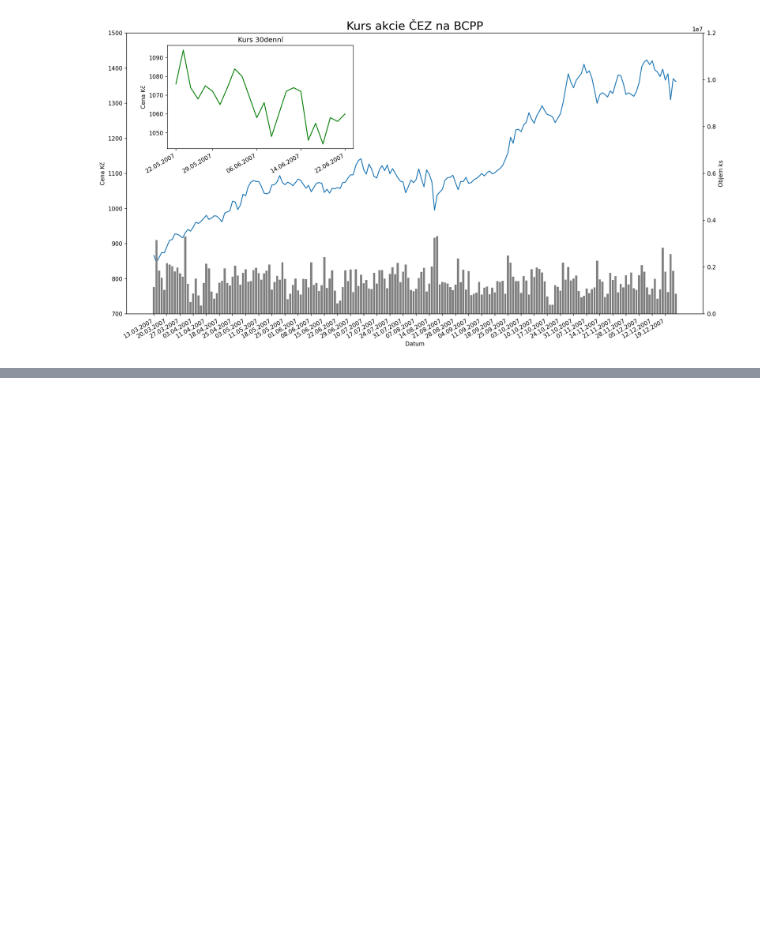
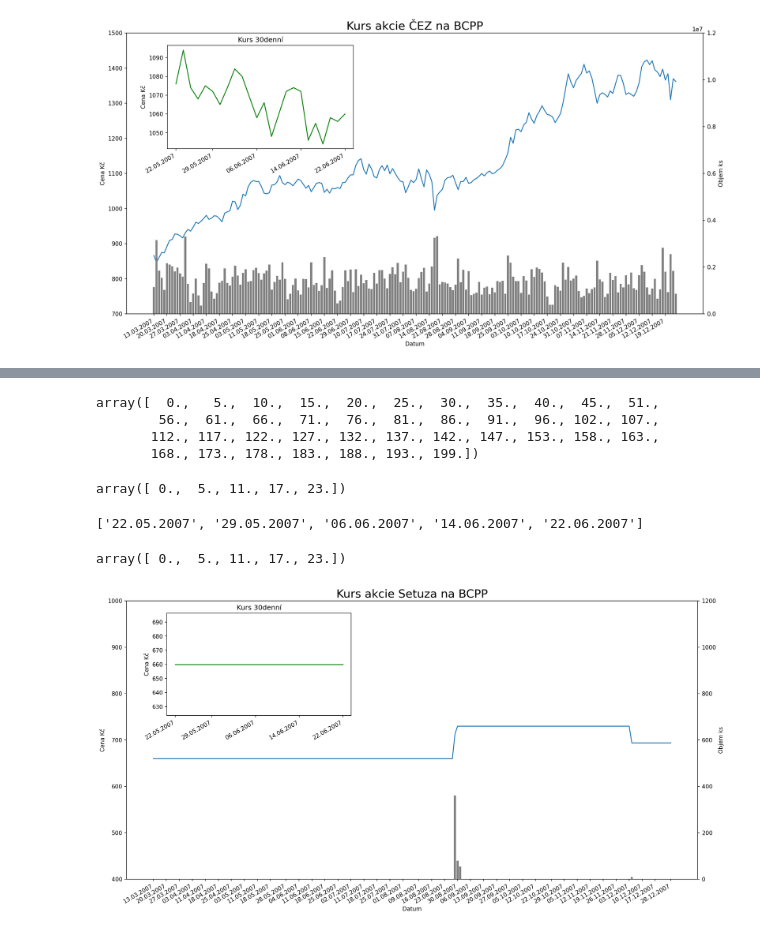
Before and after one commit to knappekl1/Posudek_R1, a Jupyter notebook: Charts_v2.ipynb, the cells around one changed output, grey strips where cells are left out. Drawn from its saved outputs; the diff is of its cells as text; code cells hidden in the pictures; blank space fills up the shorter version.

Commit message:
new chart included

```diff
--- a/Charts_v2.ipynb
+++ b/Charts_v2.ipynb
@@ -186,0 +243,58 @@ fig.savefig("CEZ_Chart.png", bbox_inches="tight")
+# %%
+ind_df2 = ind_df2//1
+# %%
+ind_df2
+# %% [output]
+array([  0.,   5.,  10.,  15.,  20.,  25.,  30.,  35.,  40.,  45.,  51.,
+        56.,  61.,  66.,  71.,  76.,  81.,  86.,  91.,  96., 102., 107.,
+       112., 117., 122., 127., 132., 137., 142., 147., 153., 158., 163.,
+       168., 173., 178., 183., 188., 193., 199.])
+# %%
+df2Labels = []
+for i in ind_df2:
+    df2Labels.append(GetDate(df2,i))
+# %%
+ind_df2_small = np.linspace(0,len(df2_small)-1,num=5)
+ind_df2_small = ind_df2_small//1
+# %%
+ind_df2_small
+# %% [output]
+array([ 0.,  5., 11., 17., 23.])
+# %%
+df2_smallLabels = []
+for i in ind_df2_small:
+    df2_smallLabels.append(GetDate(df2_small,i))
+# %%
+df2_smallLabels
+# %% [output]
+['22.05.2007', '29.05.2007', '06.06.2007', '14.06.2007', '22.06.2007']
+# %%
+ind_df2_small
+# %% [output]
+array([ 0.,  5., 11., 17., 23.])
+# %%
+fig, ax = plt.subplots(figsize=(18,10),dpi=150)
+ax.set_ylim(400,1000)
+ax.plot(df2.index,df2["KurzBCPP[Kč]"])
+#ax.plot(df2.index,df2["KurzRMS[Kč]"], color="green")
+plt.xticks(ind_df2, df2Labels) #(args: position, label)
+fig.autofmt_xdate() #auto format labels
+ax2 = ax.twinx()
+ax2.set_ylim(0,1200)
+ax2.bar(df2.index,df2["PočetBCPP[ks]"], color="gray")
+ax.set_xlabel("Datum")
+ax.set_ylabel("Cena Kč")
+ax2.set_ylabel("Objem ks")
+plt.title("Kurs akcie Setuza na BCPP",fontsize=20)
+ax3 = fig.add_axes([0.18,0.60,0.25, 0.25])
+ax3.plot(df2_small.index, df2_small["KurzBCPP[Kč]"], color="green")
+plt.xticks(ind_df2_small, df2_smallLabels) #(args: position, label)
+fig.autofmt_xdate() #auto format labels
+ax3.set_ylabel("Cena Kč")
+ax3.set_title("Kurs 30denní")
+plt.setp(ax3.get_xticklabels(), rotation=30, horizontalalignment='right')
+#plt.tight_layout()
+plt.show()
+fig.savefig("SETUZA_Chart.png", bbox_inches="tight")
+# %% [output]
+[figure, added]
```
Also changed, not shown: parts of 19 cells of this notebook.
